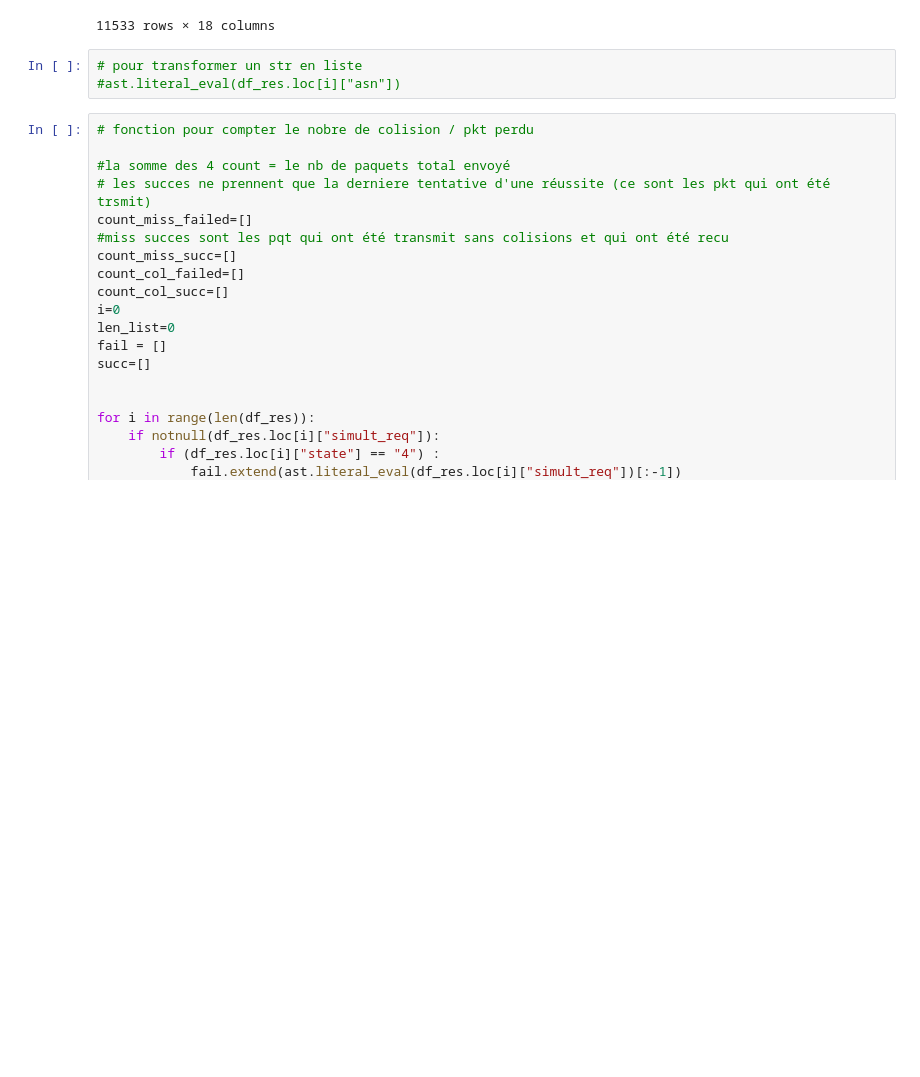
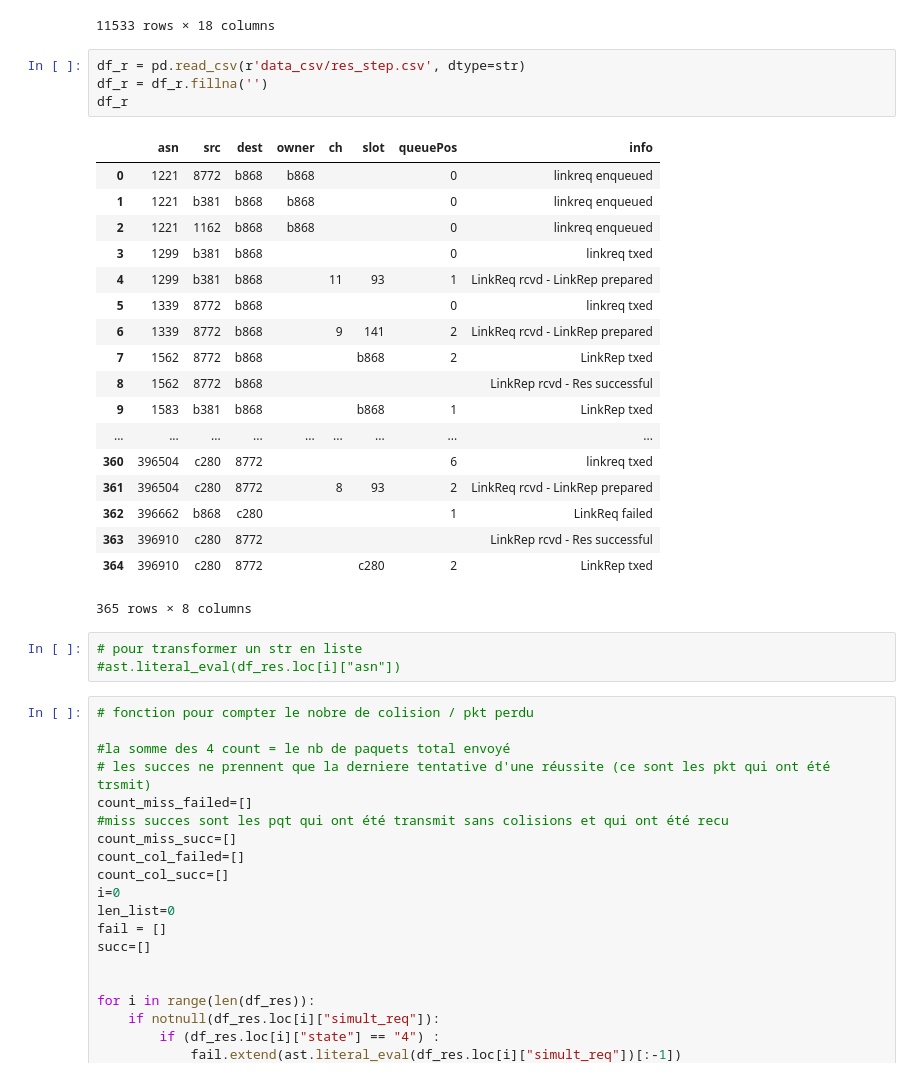
Before and after one commit to pomme-abricot/openwsn-sw, a Jupyter notebook: software/openAnalyzer/TEST_lecture_de_fichier.ipynb, the cells around one changed output. Cells and saved outputs as stored; diff of their text form; blank space fills up the shorter version.

```diff
--- a/software/openAnalyzer/TEST_lecture_de_fichier.ipynb
+++ b/software/openAnalyzer/TEST_lecture_de_fichier.ipynb
@@ -79,6 +83,29 @@ df_tx
 | 11531 | 2017-04-07 12:50:06,835 | 8772 | 18 | 398224 | 3 | 4 | 054332ff03dab868 | 91 | IEEE154_TYPE_DATA | ... |
 | 11532 | 2017-04-07 12:50:07,466 | c280 | 22 | 398245 | 3 | 0 | 0000000000000000 | 47 | IEEE154_TYPE_DATA | ... |
 11533 rows × 18 columns
+# %%
+df_r = pd.read_csv(r'data_csv/res_step.csv', dtype=str)
+df_r = df_r.fillna('')
+df_r
+# %% [output]
+|  | asn | src | dest | owner | ch | slot | queuePos | info |
+| 0 | 1221 | 8772 | b868 | b868 |  |  | 0 | linkreq enqueued |
+| 1 | 1221 | b381 | b868 | b868 |  |  | 0 | linkreq enqueued |
+| 2 | 1221 | 1162 | b868 | b868 |  |  | 0 | linkreq enqueued |
+| 3 | 1299 | b381 | b868 |  |  |  | 0 | linkreq txed |
+| 4 | 1299 | b381 | b868 |  | 11 | 93 | 1 | LinkReq rcvd - LinkRep prepared |
+| 5 | 1339 | 8772 | b868 |  |  |  | 0 | linkreq txed |
+| 6 | 1339 | 8772 | b868 |  | 9 | 141 | 2 | LinkReq rcvd - LinkRep prepared |
+| 7 | 1562 | 8772 | b868 |  |  | b868 | 2 | LinkRep txed |
+| 8 | 1562 | 8772 | b868 |  |  |  |  | LinkRep rcvd - Res successful |
+| 9 | 1583 | b381 | b868 |  |  | b868 | 1 | LinkRep txed |
+| ... | ... | ... | ... | ... | ... | ... | ... | ... |
+| 360 | 396504 | c280 | 8772 |  |  |  | 6 | linkreq txed |
+| 361 | 396504 | c280 | 8772 |  | 8 | 93 | 2 | LinkReq rcvd - LinkRep prepared |
+| 362 | 396662 | b868 | c280 |  |  |  | 1 | LinkReq failed |
+| 363 | 396910 | c280 | 8772 |  |  |  |  | LinkRep rcvd - Res successful |
+| 364 | 396910 | c280 | 8772 |  |  | c280 | 2 | LinkRep txed |
+365 rows × 8 columns
 # %%
 # pour transformer un str en liste
 #ast.literal_eval(df_res.loc[i]["asn"])
```
Also changed, not shown: parts of 24 cells of this notebook, 9 other files.
